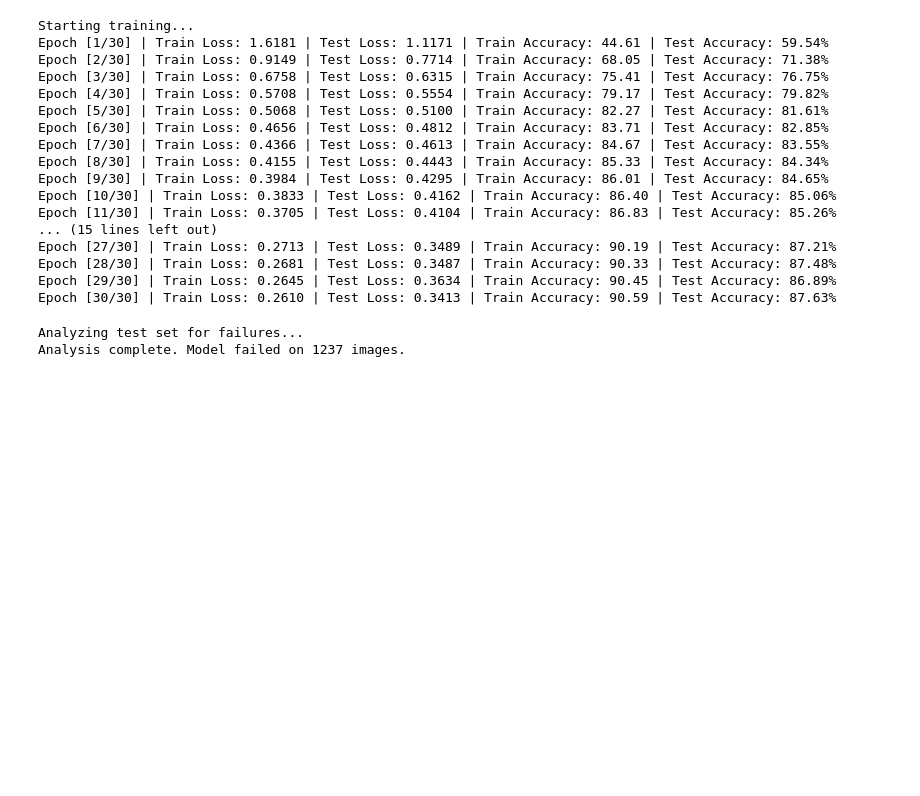
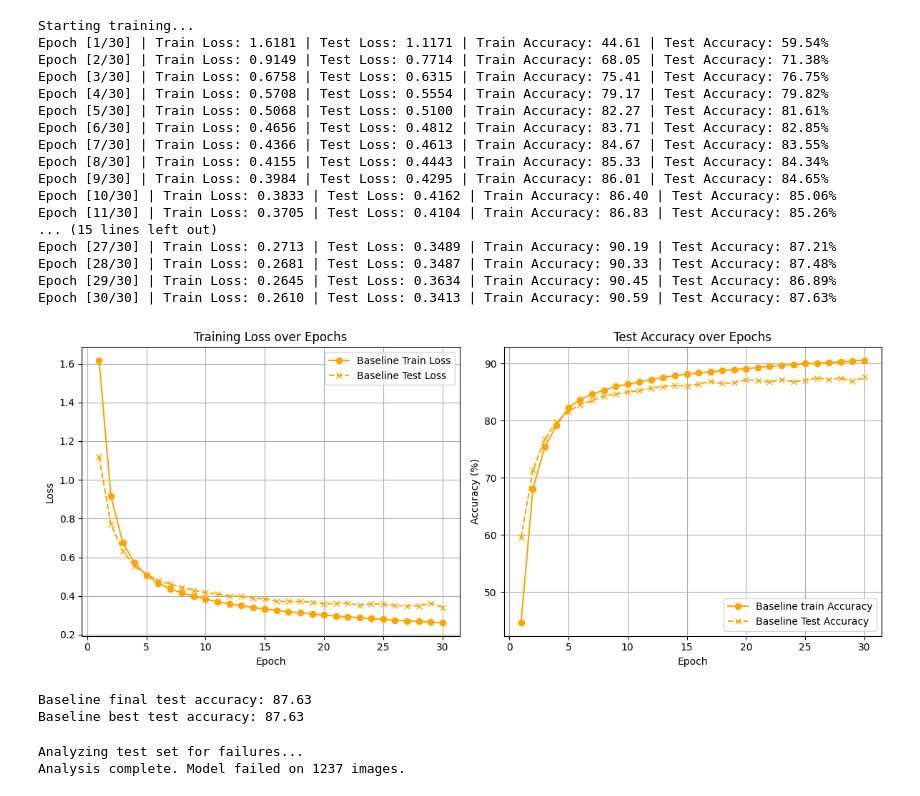
Before and after one commit to Titiplex/ia_TP2, a Jupyter notebook: experiments.ipynb, the cells around one changed output. Cells and saved outputs as stored; diff of their text form; code cells hidden in the pictures; blank space fills up the shorter version.

Commit message:
Experiments setup.

```diff
--- a/experiments.ipynb
+++ b/experiments.ipynb
@@ -265,6 +274,16 @@ def visualize(experiment, experiment_name, epochs):
     plt.tight_layout()
     plt.savefig(f'exp_{experiment_name}.png')
     plt.show()
+# %%
+baseline_experiment = (train_losses, test_losses, train_accuracies, test_accuracies)
+visualize(baseline_experiment, "Baseline", EPOCHS)
+
+print("Baseline final test accuracy:", test_accuracies[-1])
+print("Baseline best test accuracy:", max(test_accuracies))
+# %% [output]
+[figure, added]
+Baseline final test accuracy: 87.63
+Baseline best test accuracy: 87.63
 # %%
 # Une fonction sympa pour voir les exemples mal classifiés
 def get_model_failures(model, loader, device):
```
Also changed, not shown: parts of 39 cells of this notebook.
